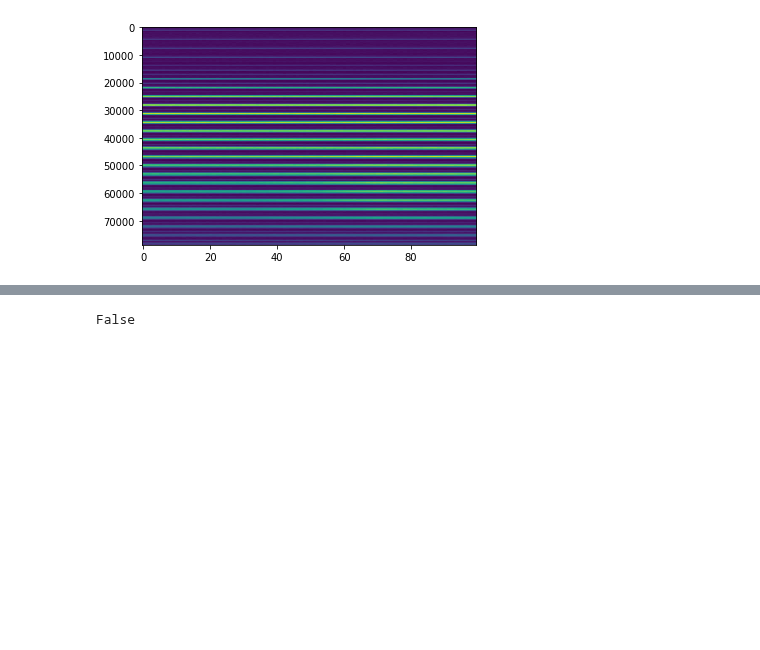
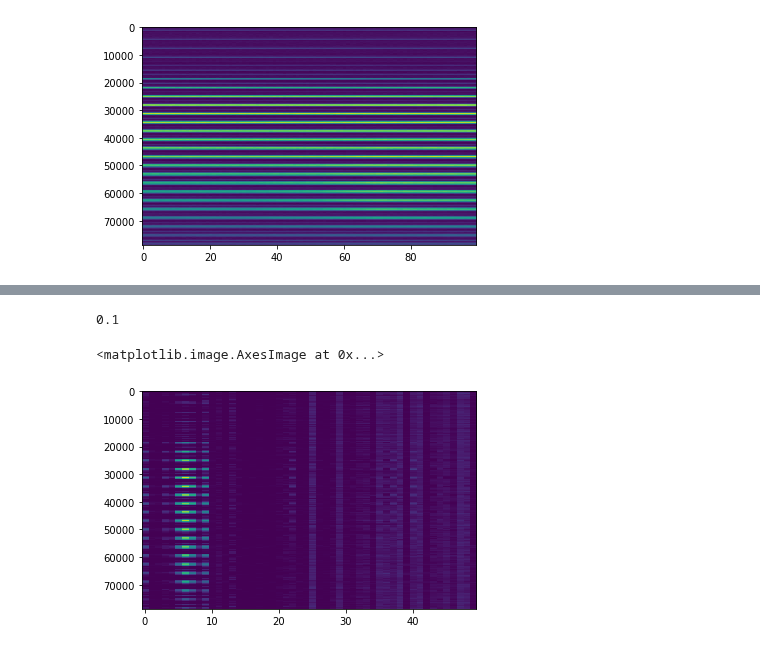
Before and after one commit to antipa/Randoscope_dev, a Jupyter notebook: fast_ICA_testing.ipynb, the cells around one changed output, grey strips where cells are left out. Saved outputs shown, nothing was run; the diff lists cells and outputs as text; code cells hidden in the pictures; blank space fills up the shorter version.

```diff
--- a/fast_ICA_testing.ipynb
+++ b/fast_ICA_testing.ipynb
@@ -67,6 +67,11 @@ plt.imshow(X,aspect='auto')
 <matplotlib.image.AxesImage at 0x...>
 [figure]
 # %%
+# ICA
 ica = FastICA(n_components = ncomps)
+pca_xformer = SparsePCA(n_components=ncomps,alpha=.1,tol=1e-16,method = 'lars')
+pca_xformer.verbose = False
+
+pca_xformer.max_iter = 10
 ica.max_iter = 1000
 ica.tol = .0000000001
@@ -79,0 +78,11 @@ A_ = ica.mixing_
+# %%
+pca_xformer.alpha
+# %% [output]
+0.1
+# %%
+#S_ = ica.fit_transform(X)
+
+pca_xformer.fit(X)
+X_transformed = pca_xformer.transform(X)
+pca_xformer.n_iter_
+pca_xformer.error_
@@ -80,4 +110,13 @@ A_ = ica.mixing_
 # %%
-np.allclose(X, np.dot(S_, A_.T)+ica.mean_)
+#np.allclose(X, np.dot(S_, A_.T)+ica.mean_)
+print(np.shape(bg))
-# %% [output]
-False
+# %%
+# NMF
+NMF_model = NMF(n_components = ncomps,init='random',random_state=0,alpha = .001,l1_ratio = .01)
+W = NMF_model.fit_transform(X)
+# %%
+plt.figure()
+plt.imshow(W,aspect='auto')
+# %% [output]
+<matplotlib.image.AxesImage at 0x...>
+[figure, added]
```
Also changed, not shown: parts of 13 cells of this notebook, 1 other file.
